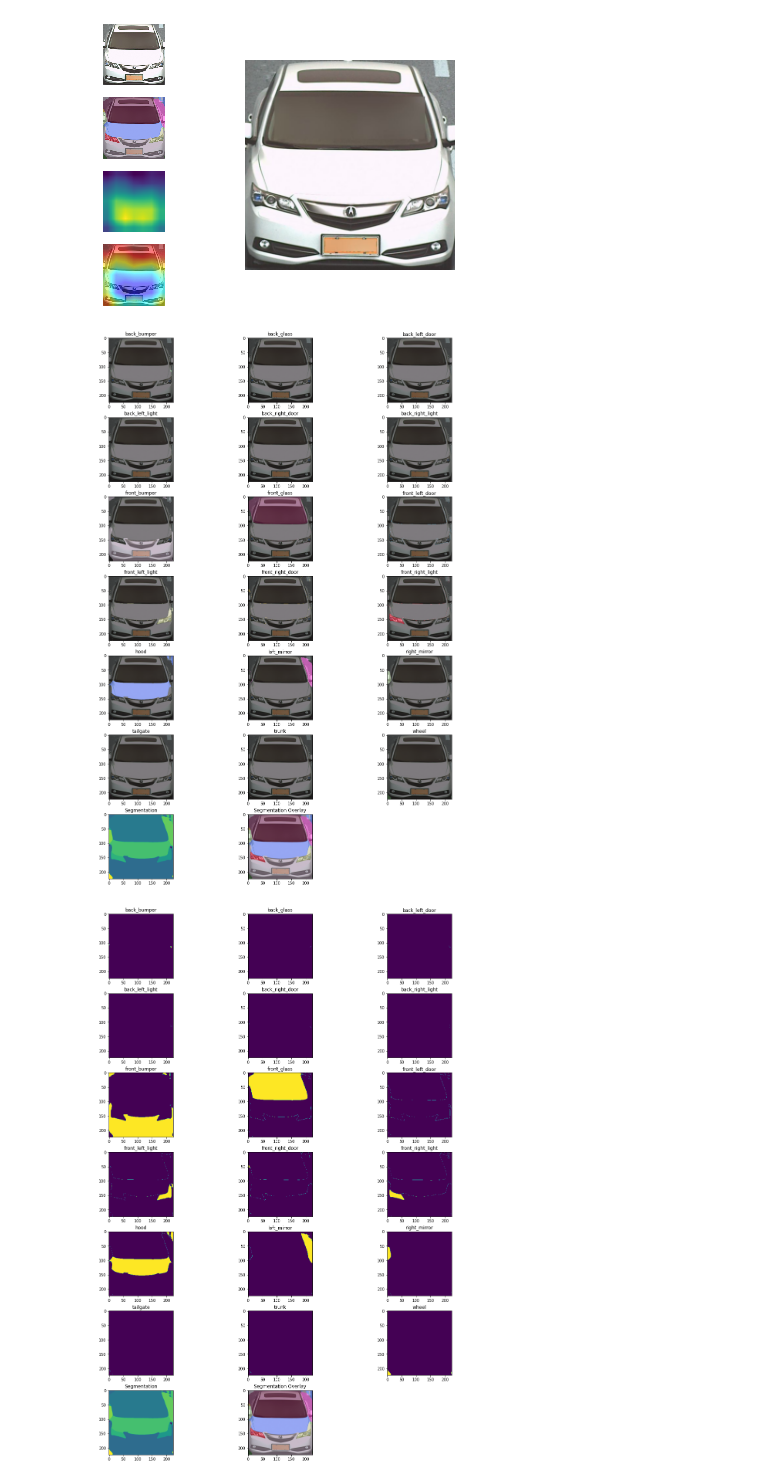
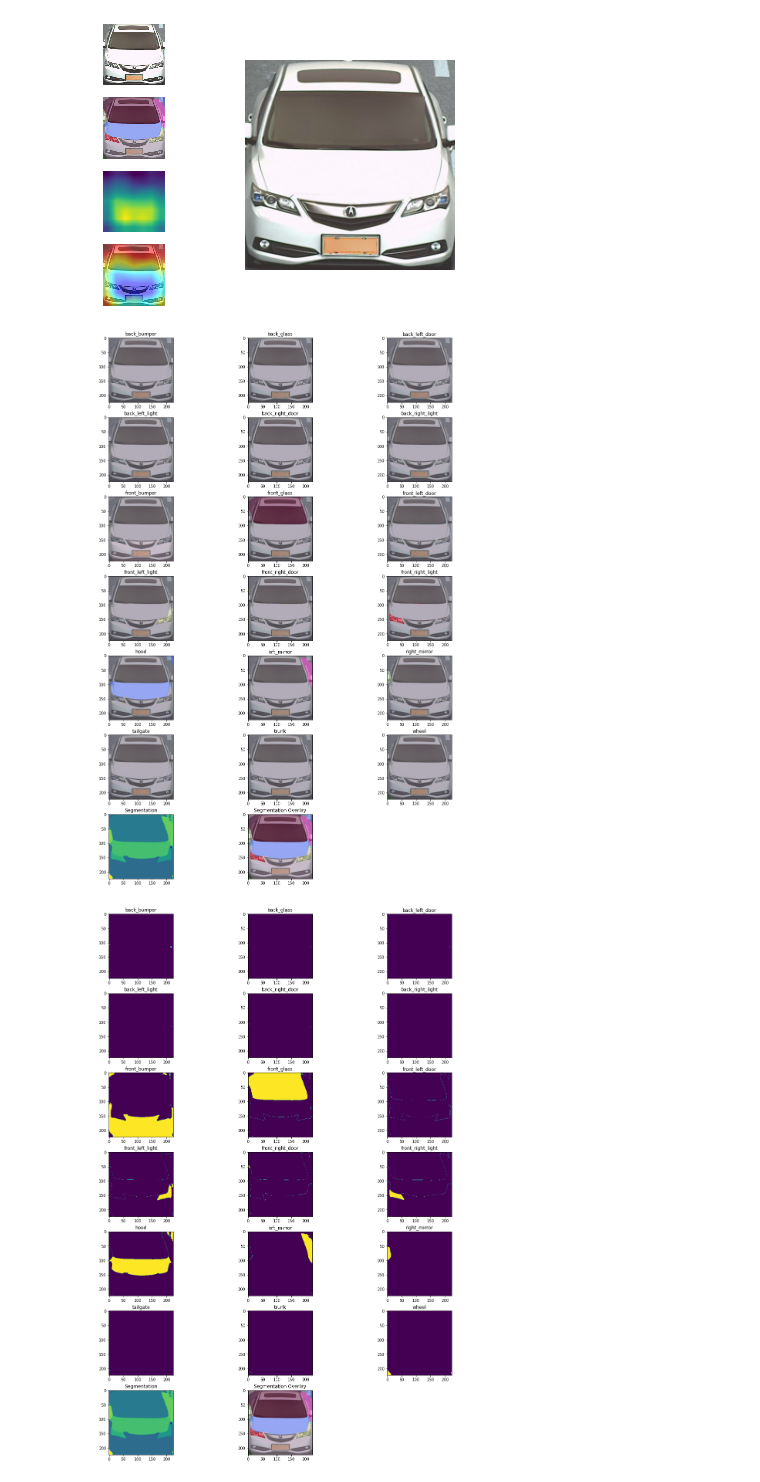
Before and after one commit to L1nusB/XAI-Vehicle-Classification, a Jupyter notebook: SegmentationWork.ipynb, the cells around one changed output. Drawn from its saved outputs; the diff is of its cells as text; code cells hidden in the pictures.

```diff
--- a/SegmentationWork.ipynb
+++ b/SegmentationWork.ipynb
@@ -41,8 +45,8 @@ imgName='Acura_Acura_ILX_2a6cce617fc27d.jpg'
 imgPath=os.path.join(imgRoot, imgName)
 # %%
 CAMConfigObj = Config.fromfile(configCAM)
-pipeline = generate_statistics.get_pipeline_from_config_pipeline(CAMConfigObj.data.test.pipeline)
-pipelineScale = generate_statistics.get_pipeline_from_config_pipeline(CAMConfigObj.data.test.pipeline, scaleToInt=True)
+pipeline = transformations.get_pipeline_from_config_pipeline(CAMConfigObj.data.test.pipeline)
+pipelineScale = transformations.get_pipeline_from_config_pipeline(CAMConfigObj.data.test.pipeline, scaleToInt=True)
 # %%
 model = init_segmentor(configSeg,checkpointSeg, device='cuda:0')
 # %% [output]
@@ -77,10 +76,10 @@ masks = generateUnaryMasks(transformedSegMask,segmentCount=18)
 # %%
-custom_visualization.show_segmentation_Masks_Overlay(classes=model.CLASSES,
-                                             segmentation=transformationPipeline(segMask[imgName].astype('uint8')),
-                                            imgData=generate_statistics.pipeline_transform(imgPath, pipelineScale),
+visualization_seg_masks.show_segmentation_Masks_Overlay(classes=model.CLASSES,
+                                             segmentation=transformations.pipeline_transform(segMask[imgName], pipeline),
+                                            imgData=transformations.pipeline_transform(imgPath, pipelineScale),
                                             model=model,palette=palette,
-                                            segmentImageOverlay=transformedSegImg)
+                                            segmentImageOverlay=transformations.pipeline_transform(segImg[imgName], pipeline))
 # %% [output]
-[figure, old version]
+[figure, new version]
 # %%
 custom_visualization.show_segmentation_Masks(classes=model.CLASSES,
```
Also changed, not shown: parts of 7 cells of this notebook, 3 other files.
